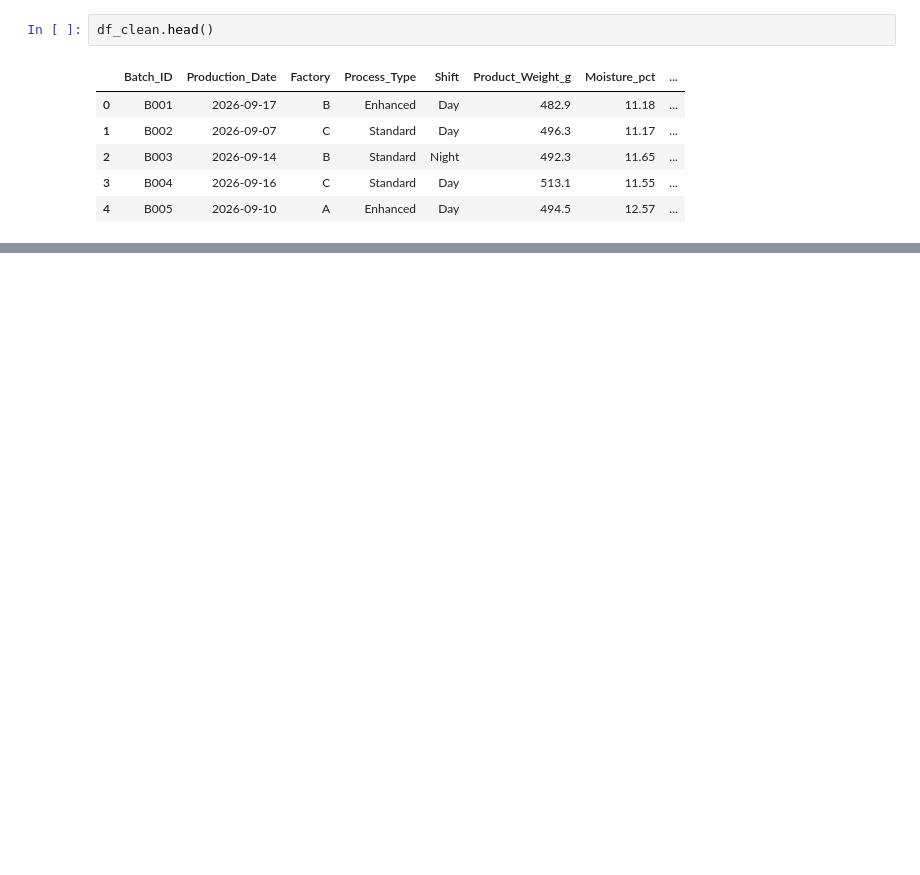
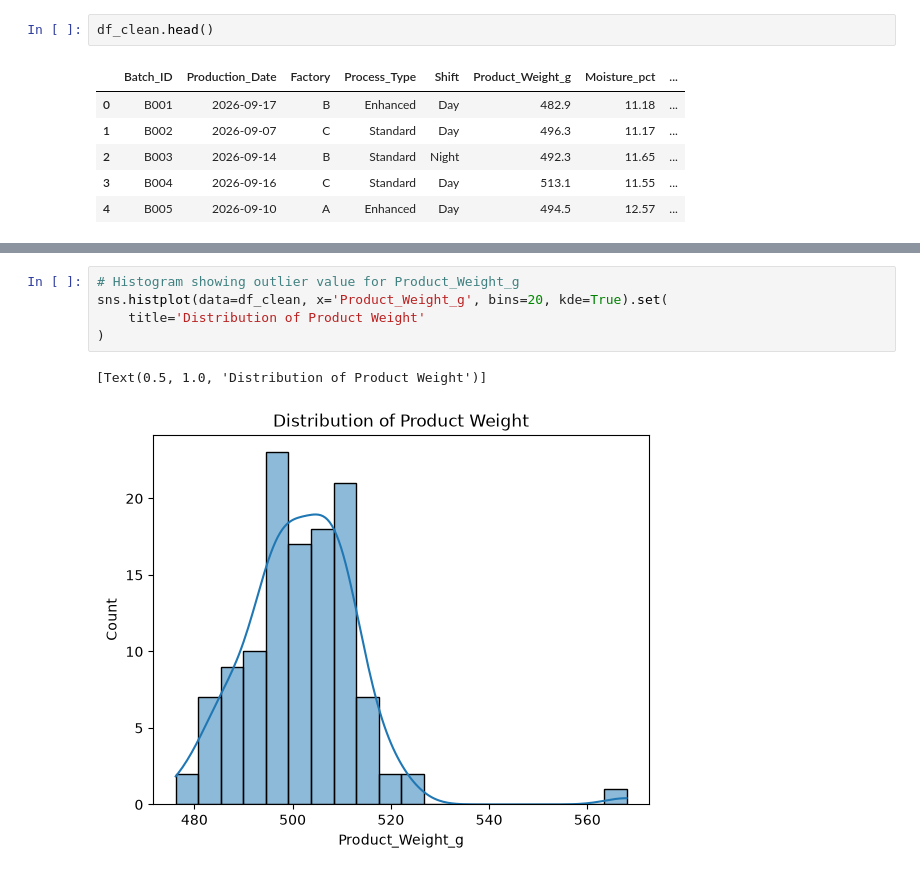
Before and after one commit to Ri-Dearg/da-labs, a Jupyter notebook: lab1_data_evidence.ipynb, the cells around one changed output, grey strips where cells are left out. Saved outputs shown, nothing was run; the diff lists cells and outputs as text; blank space fills up the shorter version.

```diff
--- a/lab1_data_evidence.ipynb
+++ b/lab1_data_evidence.ipynb
@@ -201,0 +267,8 @@ quantitative variables.
+# %%
+# Histogram showing outlier value for Product_Weight_g
+sns.histplot(data=df_clean, x='Product_Weight_g', bins=20, kde=True).set(
+    title='Distribution of Product Weight'
+)
+# %% [output]
+[Text(0.5, 1.0, 'Distribution of Product Weight')]
+[figure, added]
```
Also changed, not shown: parts of 22 cells of this notebook.
